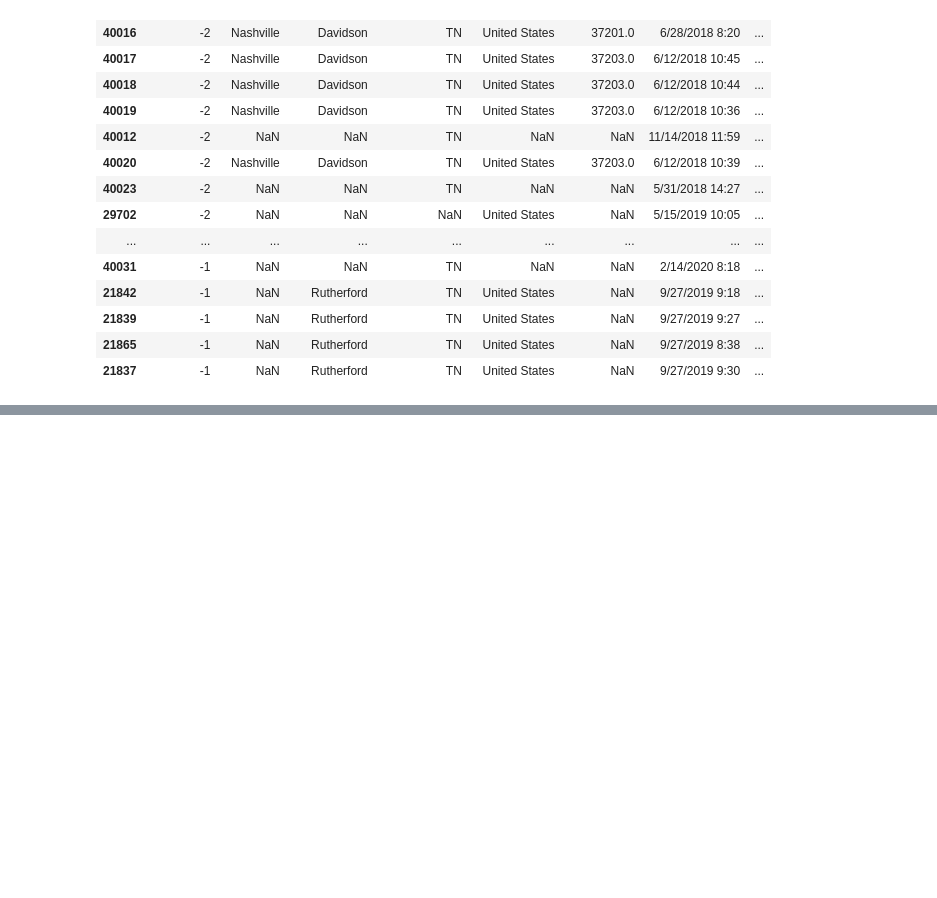
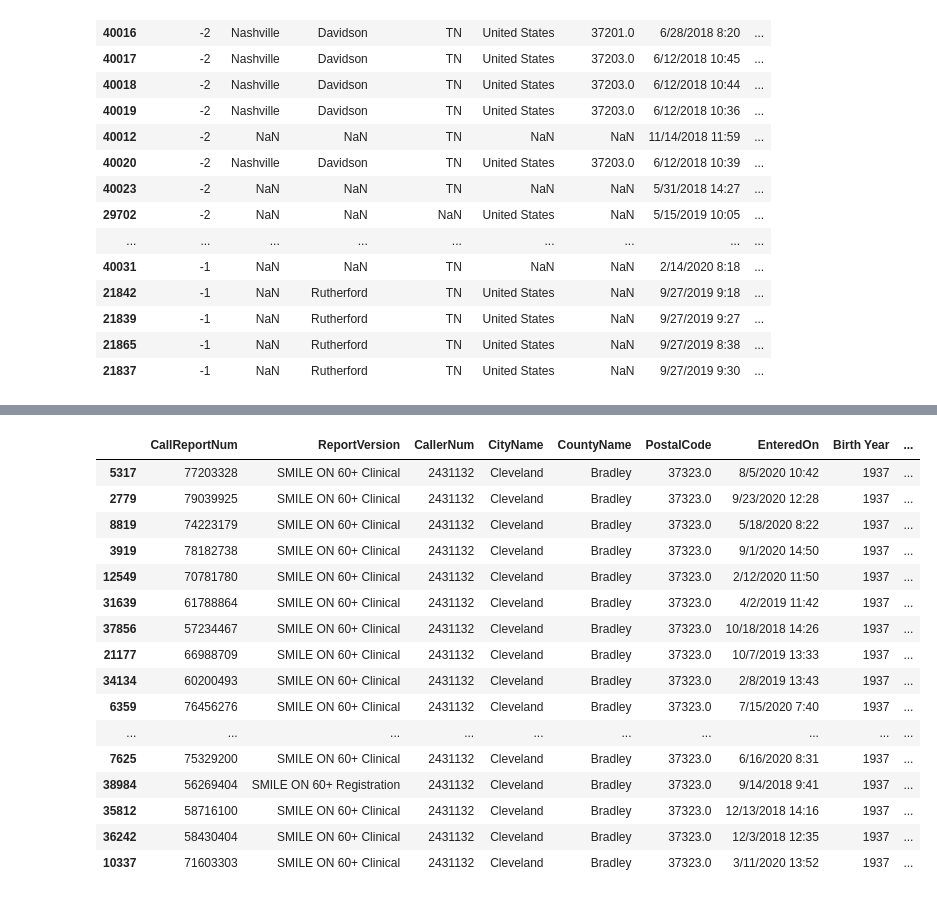
Before and after one commit to bsfcs/smile-on-aquaman, a Jupyter notebook: notebooks/Smile On EDA.ipynb, the cells around one changed output, grey strips where cells are left out. Cells and saved outputs as stored; diff of their text form; code cells hidden in the pictures; blank space fills up the shorter version.

```diff
--- a/notebooks/Smile On EDA.ipynb
+++ b/notebooks/Smile On EDA.ipynb
@@ -121,0 +307,21 @@ combo.sort_values(by='CallerNum').head(25)
+# %%
+so_2431132 = so_1[so_1['CallerNum'] == 2431132]
+so_2431132
+# %% [output]
+|  | CallReportNum | ReportVersion | CallerNum | CityName | CountyName | PostalCode | EnteredOn | Birth Year | ... |
+| 5317 | 77203328 | SMILE ON 60+ Clinical | 2431132 | Cleveland | Bradley | 37323.0 | 8/5/2020 10:42 | 1937 | ... |
+| 2779 | 79039925 | SMILE ON 60+ Clinical | 2431132 | Cleveland | Bradley | 37323.0 | 9/23/2020 12:28 | 1937 | ... |
+| 8819 | 74223179 | SMILE ON 60+ Clinical | 2431132 | Cleveland | Bradley | 37323.0 | 5/18/2020 8:22 | 1937 | ... |
+| 3919 | 78182738 | SMILE ON 60+ Clinical | 2431132 | Cleveland | Bradley | 37323.0 | 9/1/2020 14:50 | 1937 | ... |
+| 12549 | 70781780 | SMILE ON 60+ Clinical | 2431132 | Cleveland | Bradley | 37323.0 | 2/12/2020 11:50 | 1937 | ... |
+| 31639 | 61788864 | SMILE ON 60+ Clinical | 2431132 | Cleveland | Bradley | 37323.0 | 4/2/2019 11:42 | 1937 | ... |
+| 37856 | 57234467 | SMILE ON 60+ Clinical | 2431132 | Cleveland | Bradley | 37323.0 | 10/18/2018 14:26 | 1937 | ... |
+| 21177 | 66988709 | SMILE ON 60+ Clinical | 2431132 | Cleveland | Bradley | 37323.0 | 10/7/2019 13:33 | 1937 | ... |
+| 34134 | 60200493 | SMILE ON 60+ Clinical | 2431132 | Cleveland | Bradley | 37323.0 | 2/8/2019 13:43 | 1937 | ... |
+| 6359 | 76456276 | SMILE ON 60+ Clinical | 2431132 | Cleveland | Bradley | 37323.0 | 7/15/2020 7:40 | 1937 | ... |
+| ... | ... | ... | ... | ... | ... | ... | ... | ... | ... |
+| 7625 | 75329200 | SMILE ON 60+ Clinical | 2431132 | Cleveland | Bradley | 37323.0 | 6/16/2020 8:31 | 1937 | ... |
+| 38984 | 56269404 | SMILE ON 60+ Registration | 2431132 | Cleveland | Bradley | 37323.0 | 9/14/2018 9:41 | 1937 | ... |
+| 35812 | 58716100 | SMILE ON 60+ Clinical | 2431132 | Cleveland | Bradley | 37323.0 | 12/13/2018 14:16 | 1937 | ... |
+| 36242 | 58430404 | SMILE ON 60+ Clinical | 2431132 | Cleveland | Bradley | 37323.0 | 12/3/2018 12:35 | 1937 | ... |
+| 10337 | 71603303 | SMILE ON 60+ Clinical | 2431132 | Cleveland | Bradley | 37323.0 | 3/11/2020 13:52 | 1937 | ... |
```
Also changed, not shown: parts of 35 cells of this notebook, 1 other file.
